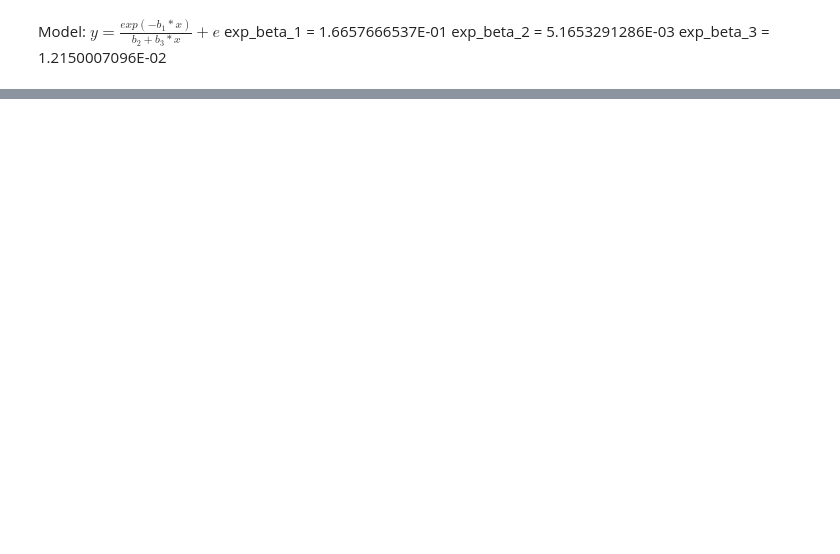
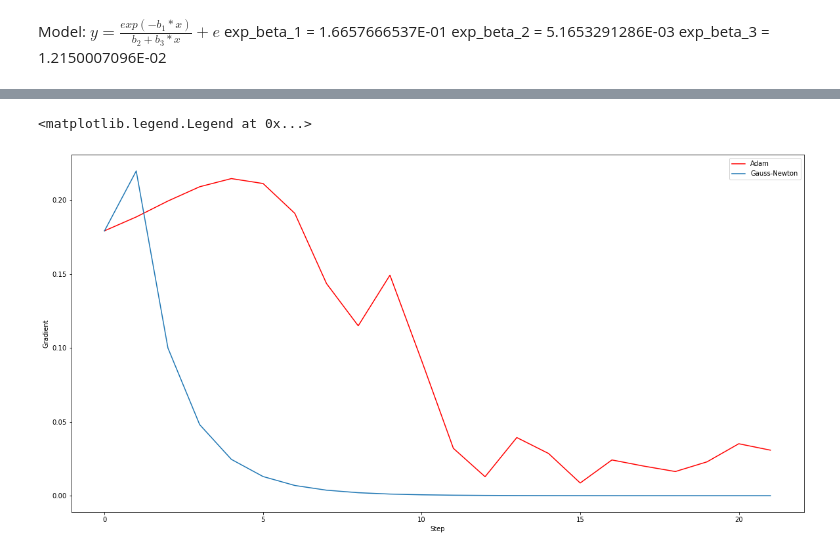
Before and after one commit to dzahbarov/opt-methods, a Jupyter notebook: lab3/lab3.ipynb, the cells around one changed output, grey strips where cells are left out. Cells and saved outputs as stored; diff of their text form; code cells hidden in the pictures; blank space fills up the shorter version.

```diff
--- a/lab3/lab3.ipynb
+++ b/lab3/lab3.ipynb
@@ -36 +106,12 @@ plt.plot(x_data, y_data, 'ro')
+# %%
+def cancel_condition2(x):
+    return np.linalg.norm(grad(minimizing_func, x)) < 1e-6
+    # return minimizing_func2(x, range(100)) < 400
+
+
+def minimizing_func2(b, idxs=range(100)):
+    res = 0
+    for i in idxs:
+        res += (func(xs[i], b[0], b[1], b[2]) - ys[i]) ** 2
+    return res
 # %%
@@ -113,0 +188,18 @@ array([0.18214389, 0.0054068 , 0.01113037])
+# %%
+
+
+
+ss = range(0, len(points)-1)
+
+plt.plot(ss, grads1[:len(points)-1], 'r', label='Adam')
+
+
+plt.plot(ss, grads2[:len(points)-1], label='Gauss-Newton')
+
+plt.xlabel("Step")
+plt.ylabel("Gradient")
+
+plt.legend()
+# %% [output]
+<matplotlib.legend.Legend at 0x...>
+[figure, added]
```
Also changed, not shown: parts of 19 cells of this notebook.
